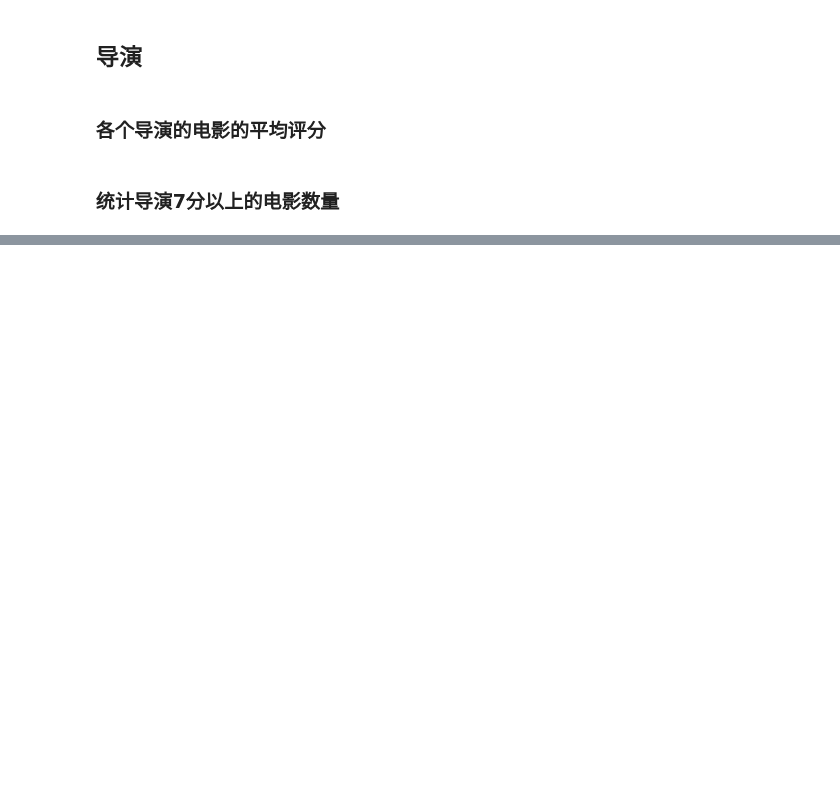
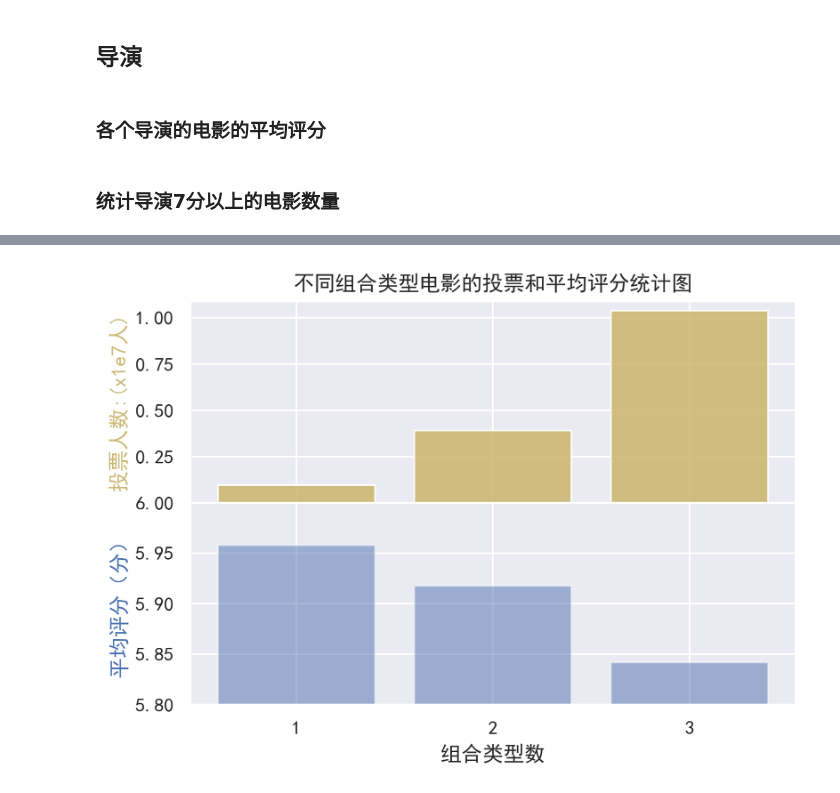
Before and after one commit to god13less/kaggle_competition, a Jupyter notebook: IMDB_Indian_Movies_Dataset/versionz_0.0.ipynb, the cells around one changed output, grey strips where cells are left out. Saved outputs shown, nothing was run; the diff lists cells and outputs as text; code cells hidden in the pictures; blank space fills up the shorter version.

```diff
--- a/IMDB_Indian_Movies_Dataset/versionz_0.0.ipynb
+++ b/IMDB_Indian_Movies_Dataset/versionz_0.0.ipynb
@@ -366,0 +262,15 @@ RangeIndex(start=0, stop=2, step=1)
+# %%
+fig=plt.figure(dpi=300) # 定义画布
+ax1=fig.add_axes([0.1,0.5,0.8,0.4],xticklabels=[],yticklabels=['','0.25','0.50','0.75','1.00']) # 增加 ax 并说明位置
+ax2=fig.add_axes([0.1,0.1,0.8,0.4],ylim=(5.8,6))
+ax1.bar(list(arr1.keys()),list(arr1.values),color='y',alpha=0.9) # 透明的为0.9
+ax2.bar(list(arr2.keys()),list(arr2.values),color='b',alpha=0.5)
+ax1.set_xticks([1,2,3])
+ax2.set_xticks([1,2,3])
+ax2.set_xlabel('组合类型数')
+ax1.set_ylabel("投票人数:(x1e7人)",color='y')
+ax2.set_ylabel("平均评分（分）",color='b')
+ax1.set_title('不同组合类型电影的投票和平均评分统计图')
+plt.savefig('不同组合类型电影的投票和平均评分统计图.jpg',dpi=300) # 保存
+# %% [output]
+[figure, added]
```
Also changed, not shown: parts of 33 cells of this notebook, 12 other files.
